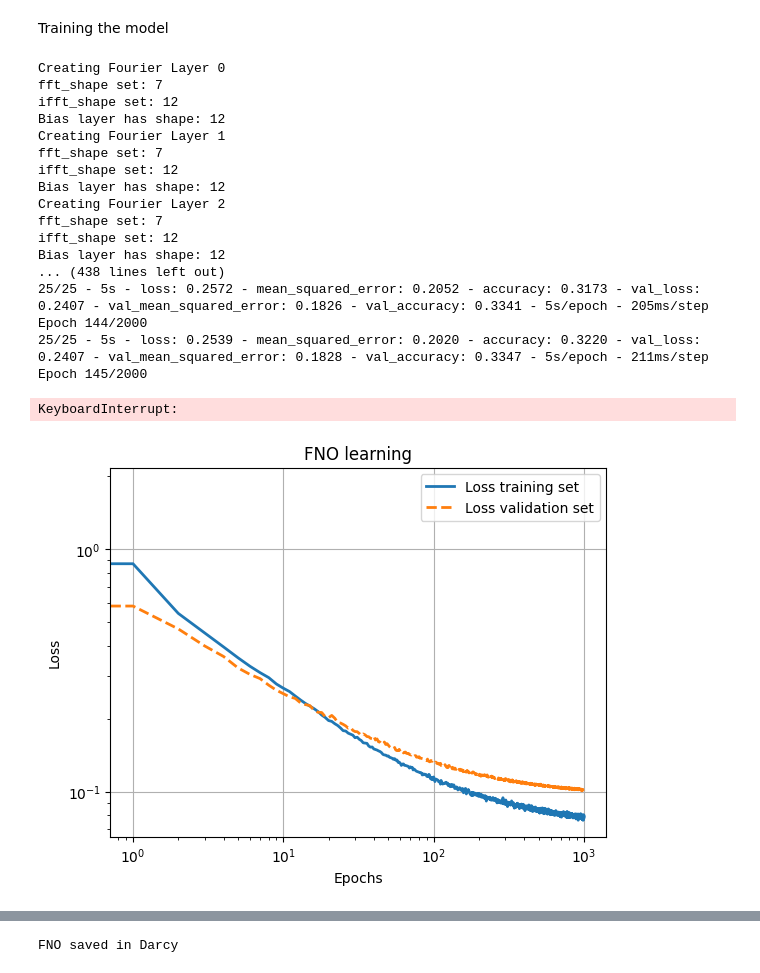
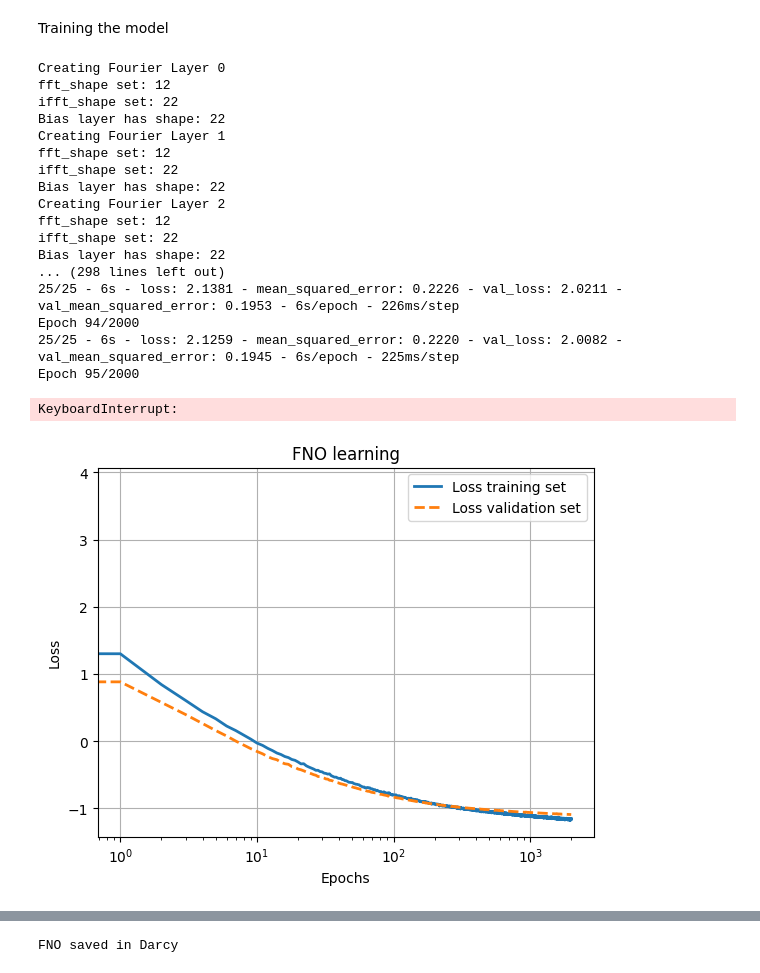
Before and after one commit to Adrianominora/Prevision, a Jupyter notebook: scripts/FNO_Darcy copy.ipynb, the cells around one changed output, grey strips where cells are left out. Cells and saved outputs as stored; diff of their text form; code cells hidden in the pictures.

```diff
--- a/scripts/FNO_Darcy copy.ipynb
+++ b/scripts/FNO_Darcy copy.ipynb
@@ -13,12 +13,15 @@ lr_schedule = tf.keras.optimizers.schedules.InverseTimeDecay(
   decay_rate=8,
   staircase=True)
 
+def custom_loss(y_true, y_pred):
+    return 0.5*tf.keras.losses.cosine_similarity(y_true,y_pred,axis=-1) + 0.5*tf.keras.losses.cosine_similarity(y_true,y_pred,axis=-2) + 10*tf.keras.losses.huber(y_true,y_pred)
+
 def get_optimizer():
     return tf.keras.optimizers.Adam(lr_schedule)
 
 def get_callbacks(name):
     return [
-        tf.keras.callbacks.EarlyStopping(monitor='val_loss', patience=200, min_delta=0.0001),
+        tf.keras.callbacks.EarlyStopping(monitor='val_loss', patience=200, min_delta=0.001),
         ]
 
 def compile_and_fit(model, name, x_train, y_train, x_test, y_test, optimizer=None, max_epochs=1000, batch_size=32):
@@ -27,10 +30,9 @@ def compile_and_fit(model, name, x_train, y_train, x_test, y_test, optimizer=Non
         optimizer = get_optimizer()
 
     model.compile(optimizer=optimizer,
-                loss=tf.keras.losses.MeanSquaredError(),
+                loss=custom_loss,
                 metrics=[
-                  tf.keras.losses.MeanSquaredError("auto", "mean_squared_error"),
-                  'accuracy'])
+                  tf.keras.losses.MeanSquaredError("auto", "mean_squared_error")])
 
     model.summary()
 
@@ -67,42 +69,42 @@ OUTPUTDIM = (output_train.shape[1],output_train.shape[2])
 # # Create strategy scope to perform training
 # with mirrored_strategy.scope():
     # Creting model
-model = lb.FNO2D(INPUTDIM, OUTPUTDIM, p_dim=32, n=11, k_max=7, verbose=True, model_name='Darcy_FNO', dropout=0.05, kernel_reg=0.005)
+model = lb.FNO2D(INPUTDIM, OUTPUTDIM, p_dim=32, n=7, k_max=12, verbose=True, model_name='Darcy_FNO', dropout=0.05, kernel_reg=0.005)
 history = compile_and_fit(model, model.name, x_train=input_train, y_train=output_train, x_test=input_test, y_test=output_test, optimizer=None, max_epochs=2000)
 # %% [output]
 Creating Fourier Layer 0
-fft_shape set: 7
-ifft_shape set: 12
-Bias layer has shape: 12
+fft_shape set: 12
+ifft_shape set: 22
+Bias layer has shape: 22
 Creating Fourier Layer 1
-fft_shape set: 7
-ifft_shape set: 12
-Bias layer has shape: 12
+fft_shape set: 12
+ifft_shape set: 22
+Bias layer has shape: 22
 Creating Fourier Layer 2
-fft_shape set: 7
-ifft_shape set: 12
-Bias layer has shape: 12
-... (438 lines left out)
-25/25 - 5s - loss: 0.2572 - mean_squared_error: 0.2052 - accuracy: 0.3173 - val_loss: 0.2407 - val_mean_squared_error: 0.1826 - val_accuracy: 0.3341 - 5s/epoch - 205ms/step
-Epoch 144/2000
-25/25 - 5s - loss: 0.2539 - mean_squared_error: 0.2020 - accuracy: 0.3220 - val_loss: 0.2407 - val_mean_squared_error: 0.1828 - val_accuracy: 0.3347 - 5s/epoch - 211ms/step
-Epoch 145/2000
+fft_shape set: 12
+ifft_shape set: 22
+Bias layer has shape: 22
+... (298 lines left out)
+25/25 - 6s - loss: 2.1381 - mean_squared_error: 0.2226 - val_loss: 2.0211 - val_mean_squared_error: 0.1953 - 6s/epoch - 226ms/step
+Epoch 94/2000
+25/25 - 6s - loss: 2.1259 - mean_squared_error: 0.2220 - val_loss: 2.0082 - val_mean_squared_error: 0.1945 - 6s/epoch - 225ms/step
+Epoch 95/2000
 KeyboardInterrupt:
 # %%
 bc     = history.history['loss']
 val_bc = history.history['val_loss']
 
-plt.loglog(range(np.shape(bc)[0]),bc, linewidth=2,)
-plt.loglog(range(np.shape(val_bc)[0]),val_bc,'--', linewidth=2,)
+plt.semilogx(range(np.shape(bc)[0]),bc, linewidth=2,)
+plt.semilogx(range(np.shape(val_bc)[0]),val_bc,'--', linewidth=2,)
 plt.title('FNO learning')
 plt.grid(True)
 plt.xlabel('Epochs')
 plt.ylabel('Loss')
 plt.legend(('Loss training set','Loss validation set'))
 plt.savefig('../Darcy_FNO.png', dpi=300)
 plt.show()
 # %% [output]
-[figure, old version]
+[figure, new version]
 # %%
 rec_output = model.predict(input_test)
 index = 10
```
Also changed, not shown: parts of 1 cell of this notebook, 7 other files.
